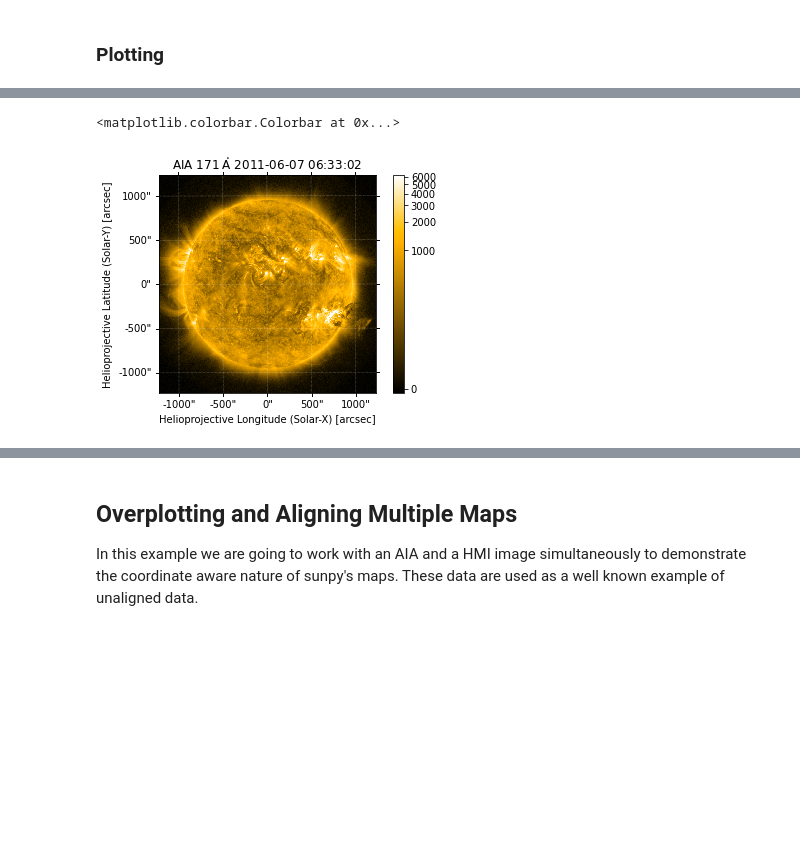
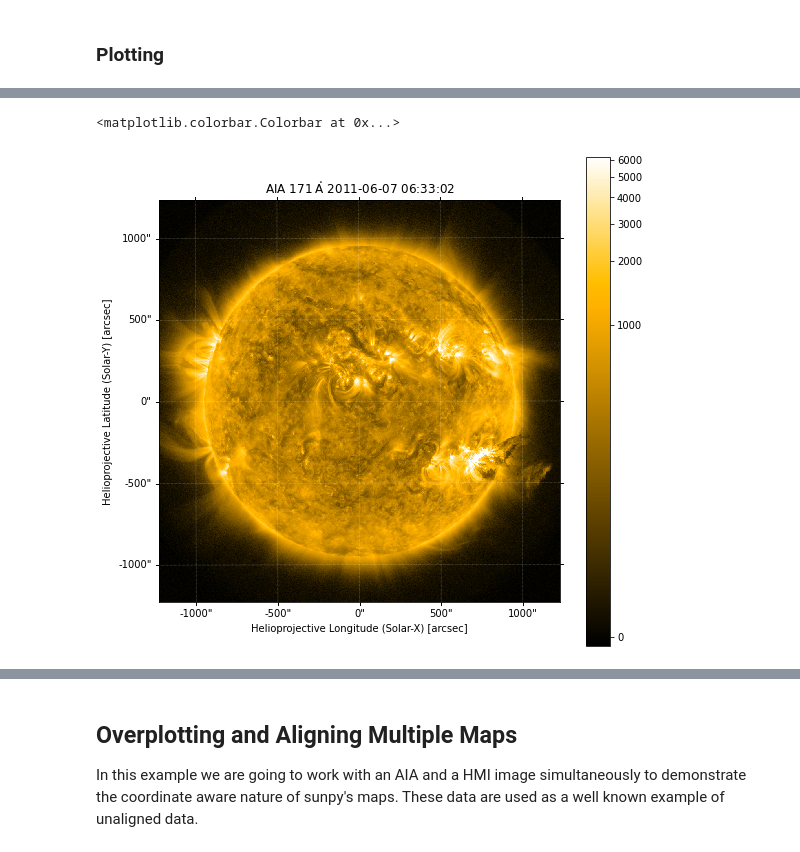
Before and after one commit to sunpy/aas-2021-workshop, a Jupyter notebook: 04-Timeseries-and-Map.ipynb, the cells around one changed output, grey strips where cells are left out. Cells and saved outputs as stored; diff of their text form; code cells hidden in the pictures; blank space fills up the shorter version.

```diff
--- a/04-Timeseries-and-Map.ipynb
+++ b/04-Timeseries-and-Map.ipynb
@@ -15 +15,3 @@ from sunpy.data.sample import AIA_171_IMAGE, HMI_LOS_IMAGE, GOES_XRS_TIMESERIES
+# %%
+plt.rcParams['figure.figsize'] = (9, 9)
 # %% [markdown]
@@ -111,9 +122,10 @@ aia171.plot()
 # %%
+plt.figure()
 aia171.plot(clip_interval=[1, 99.9]*u.percent)
 plt.colorbar()
 # %% [output]
 <matplotlib.colorbar.Colorbar at 0x...>
-[figure, old version]
+[figure, new version]
 # %%
 plt.figure()
 
```
Also changed, not shown: parts of 32 cells of this notebook.
